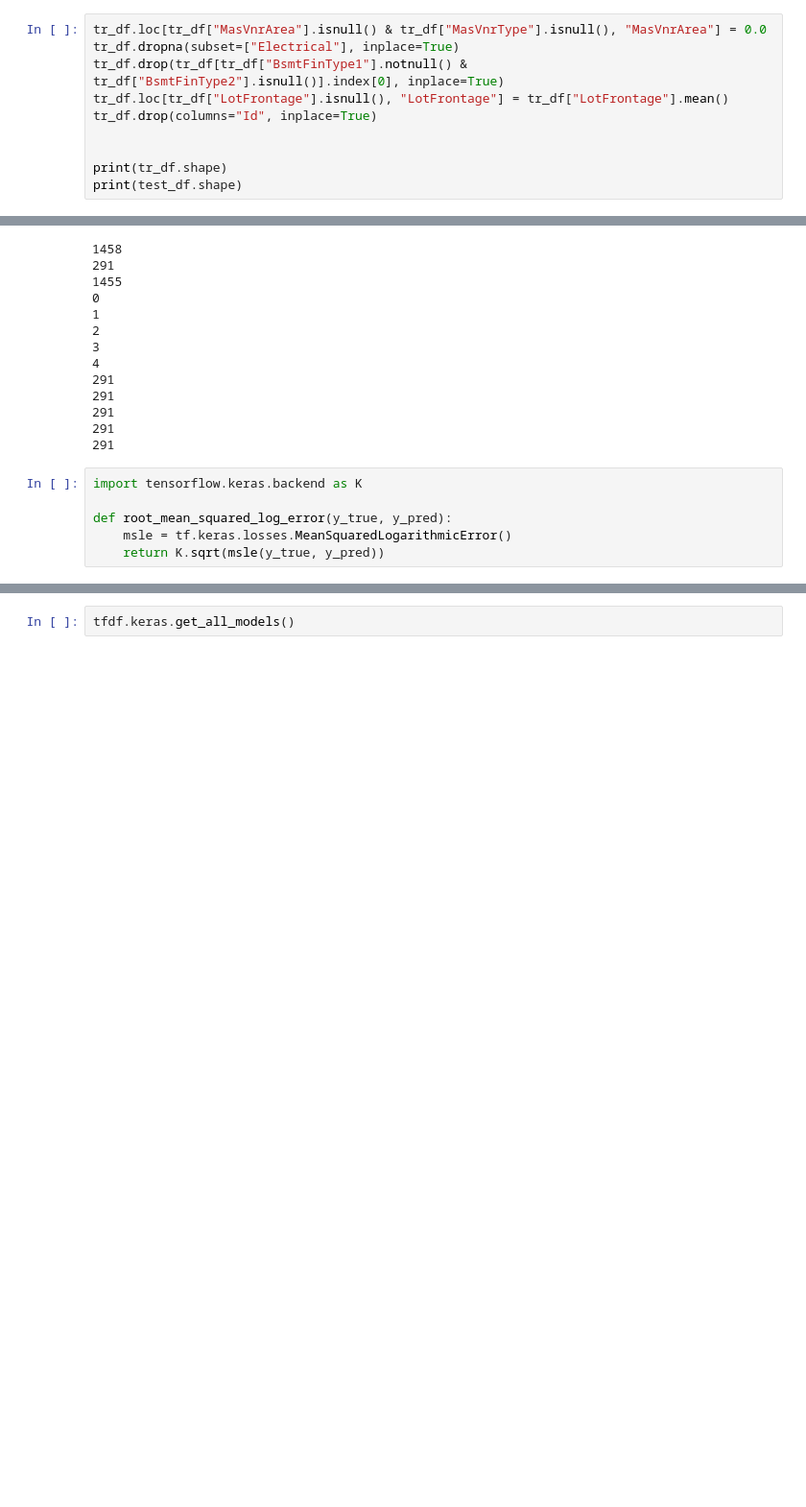
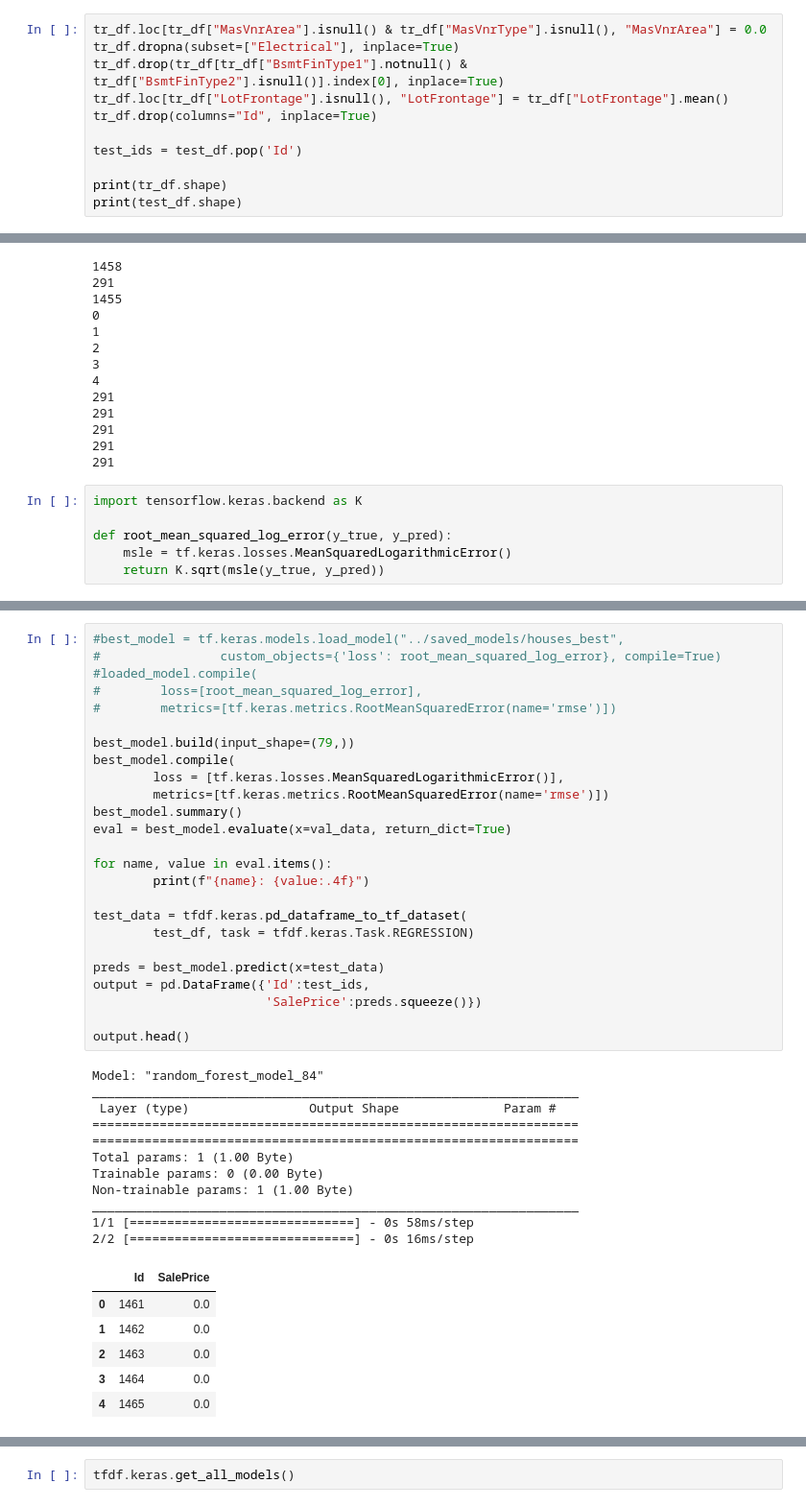
Before and after one commit to tomislavrekic/MLOps-Testing, a Jupyter notebook: src/houses.ipynb, the cells around one changed output, grey strips where cells are left out. Shown: that part at 96% size. Drawn from its saved outputs; the diff is of its cells as text; blank space fills up the shorter version.

```diff
--- a/src/houses.ipynb
+++ b/src/houses.ipynb
@@ -25,6 +25,7 @@ tr_df.drop(tr_df[tr_df["BsmtFinType1"].notnull() & tr_df["BsmtFinType2"].isnull(
 tr_df.loc[tr_df["LotFrontage"].isnull(), "LotFrontage"] = tr_df["LotFrontage"].mean()
 tr_df.drop(columns="Id", inplace=True)
 
+test_ids = test_df.pop('Id')
 
 print(tr_df.shape)
 print(test_df.shape)
@@ -153,0 +143,43 @@ rmse: 27983.5391
+# %%
+#best_model = tf.keras.models.load_model("../saved_models/houses_best",
+#                custom_objects={'loss': root_mean_squared_log_error}, compile=True)
+#loaded_model.compile(
+#        loss=[root_mean_squared_log_error],
+#        metrics=[tf.keras.metrics.RootMeanSquaredError(name='rmse')])
+
+best_model.build(input_shape=(79,))
+best_model.compile(
+        loss = [tf.keras.losses.MeanSquaredLogarithmicError()],
+        metrics=[tf.keras.metrics.RootMeanSquaredError(name='rmse')])
+best_model.summary()
+eval = best_model.evaluate(x=val_data, return_dict=True)
+
+for name, value in eval.items():
+        print(f"{name}: {value:.4f}")
+
+test_data = tfdf.keras.pd_dataframe_to_tf_dataset(
+        test_df, task = tfdf.keras.Task.REGRESSION)
+
+preds = best_model.predict(x=test_data)
+output = pd.DataFrame({'Id':test_ids,
+                       'SalePrice':preds.squeeze()})
+
+output.head()
+# %% [output]
+Model: "random_forest_model_84"
+_________________________________________________________________
+ Layer (type)                Output Shape              Param #
+=================================================================
+=================================================================
+Total params: 1 (1.00 Byte)
+Trainable params: 0 (0.00 Byte)
+Non-trainable params: 1 (1.00 Byte)
+_________________________________________________________________
+1/1 [==============================] - 0s 58ms/step
+2/2 [==============================] - 0s 16ms/step
+|  | Id | SalePrice |
+| 0 | 1461 | 0.0 |
+| 1 | 1462 | 0.0 |
+| 2 | 1463 | 0.0 |
+| 3 | 1464 | 0.0 |
+| 4 | 1465 | 0.0 |
```
Also changed, not shown: parts of 8 cells of this notebook, 1 other file.
